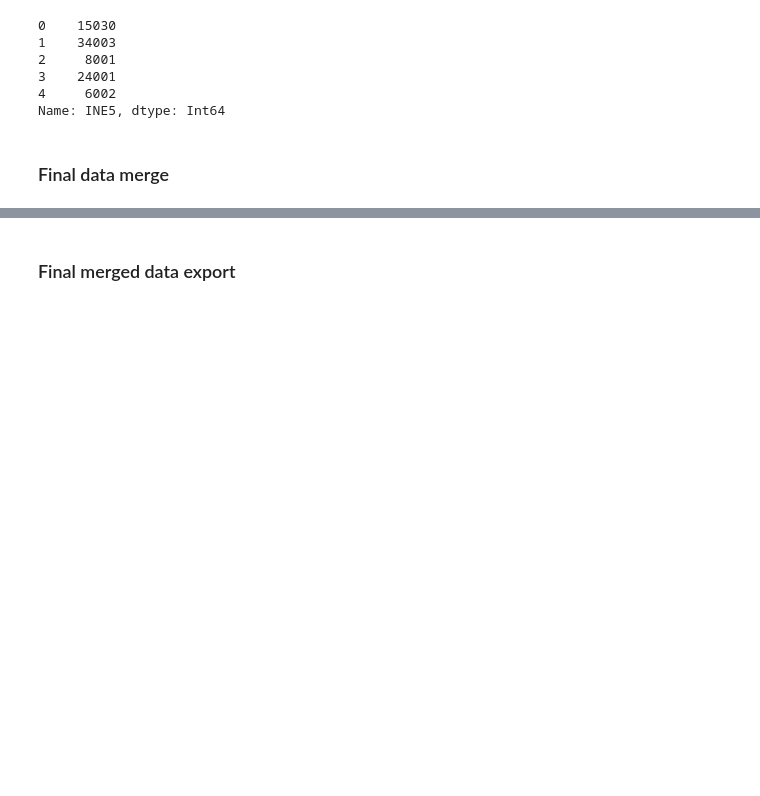
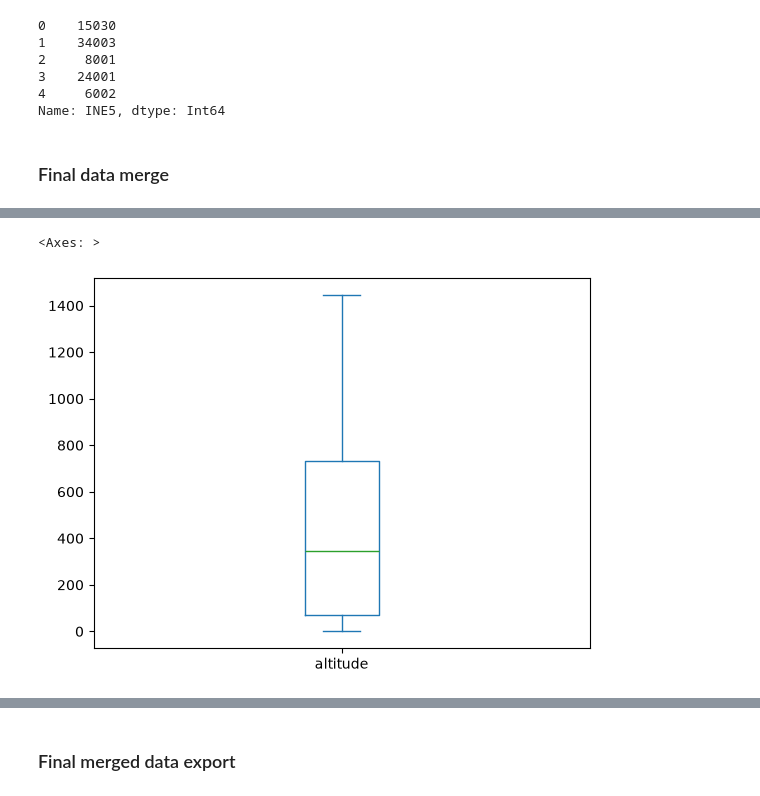
Before and after one commit to reem-naji/potential-fortnight, a Jupyter notebook: notebooks/geo_encoding.ipynb, the cells around one changed output, grey strips where cells are left out. Cells and saved outputs as stored; diff of their text form; code cells hidden in the pictures; blank space fills up the shorter version.

```diff
--- a/notebooks/geo_encoding.ipynb
+++ b/notebooks/geo_encoding.ipynb
@@ -574,3 +695,8 @@ merged_2.head()
+# %%
+merged_2['altitude'].plot(kind='box')
+# %% [output]
+<Axes: >
+[figure, added]
 # %%
 merged_2.isna().sum()
 # %% [output]
```
Also changed, not shown: parts of 41 cells of this notebook.
